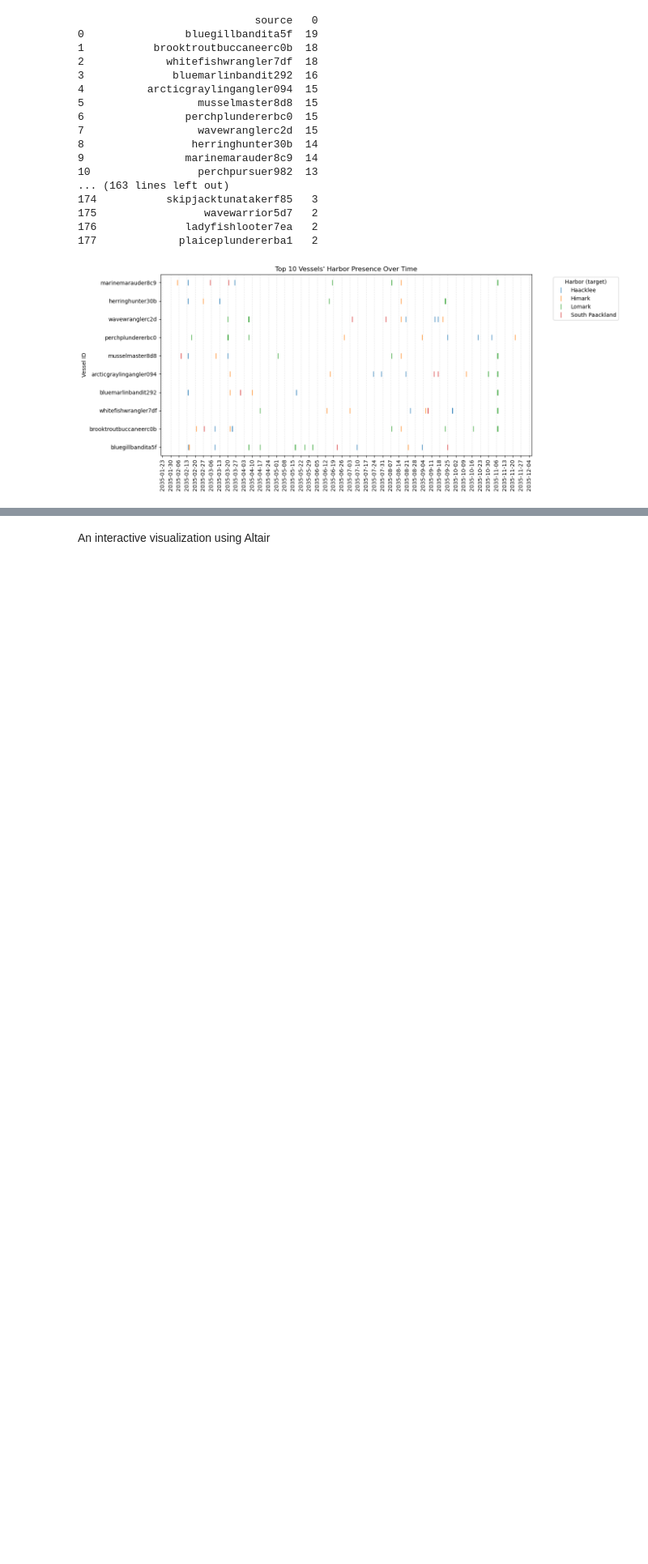
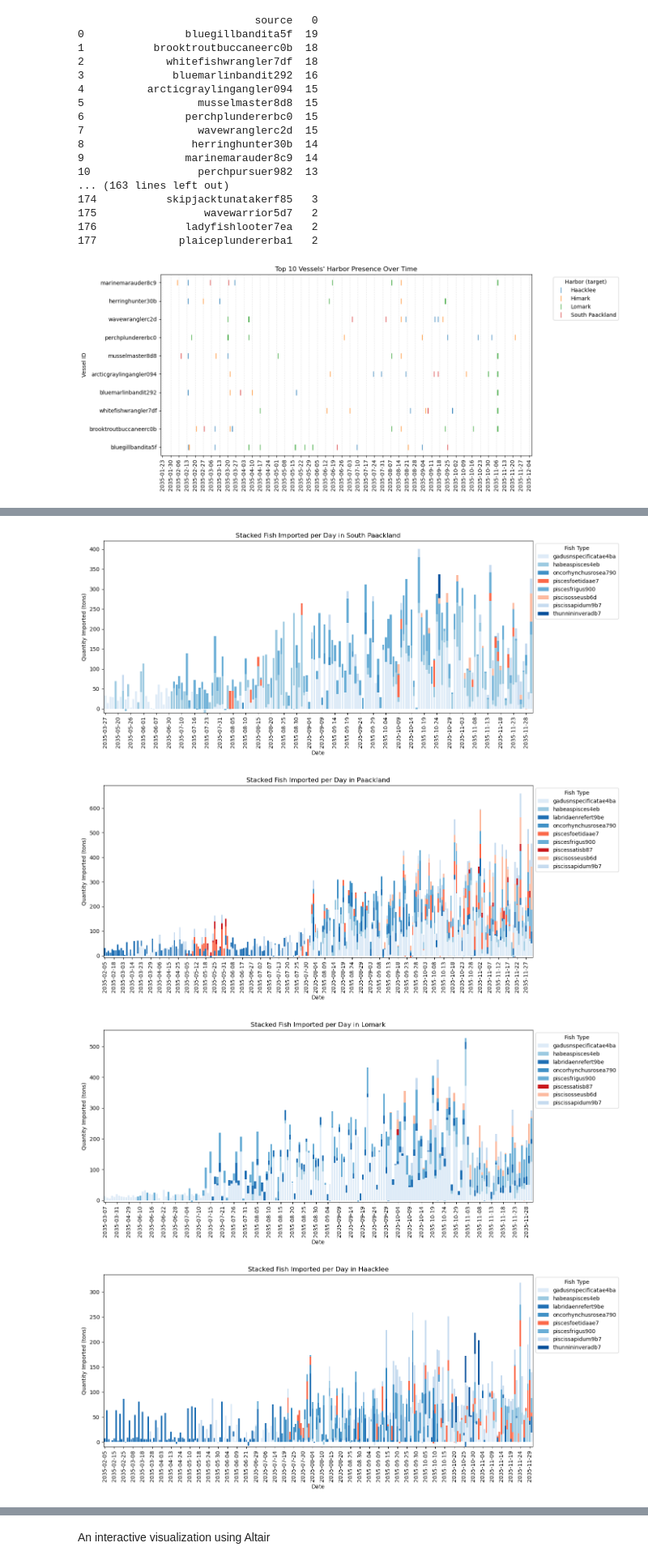
Before and after one commit to matildeec/VisualAnalytics2025, a Jupyter notebook: DataUnderstanding/data-inspection.ipynb, the cells around one changed output, grey strips where cells are left out. Shown at 81% size. Cells and saved outputs as stored; diff of their text form; code cells hidden in the pictures; blank space fills up the shorter version.

Commit message:
edited notebooks and added suspect_vessels to transactions

```diff
--- a/DataUnderstanding/data-inspection.ipynb
+++ b/DataUnderstanding/data-inspection.ipynb
@@ -600,0 +632,17 @@ for city in transactions_merged['target'].unique():
+# %%
+# Color palette for commodities
+commodity_names = transactions_merged['commodity'].unique()
+illegal_palette = sns.color_palette("Reds", len([name for name in commodity_names if name in illegal_fish_species]))
+legal_palette = sns.color_palette("Blues", len([name for name in commodity_names if name not in illegal_fish_species]))
+
+commodity_palette = {}
+illegal_idx = 0
+legal_idx = 0
+
+for name in commodity_names:
+    if name in illegal_fish_species:
+        commodity_palette[name] = illegal_palette[illegal_idx]
+        illegal_idx += 1
+    else:
+        commodity_palette[name] = legal_palette[legal_idx]
+        legal_idx += 1
@@ -600,0 +671,37 @@ for city in transactions_merged['target'].unique():
+# %%
+# Fixed plotting loop
+for city in transactions_merged['target'].unique():
+    city_data = transactions_merged[transactions_merged['target'] == city].copy()
+
+    # Convert date to string for categorical x-axis
+    city_data['date_str'] = city_data['date'].astype(str)
+
+    # Aggregate qty by date_str and fish type
+    agg = city_data.groupby(['date_str', 'commodity'])['qty_tons'].sum().unstack(fill_value=0)
+
+    # Create color list in the same order as columns in agg
+    colors = [commodity_palette.get(col, 'gray') for col in agg.columns]
+
+    ax = agg.plot(kind='bar', stacked=True, figsize=(14,6), width=0.8, color=colors)
+
+    plt.title(f'Stacked Fish Imported per Day in {city}')
+    plt.xlabel('Date')
+    plt.ylabel('Quantity Imported (tons)')
+
+    # Get current x ticks and labels
+    ticks = ax.get_xticks()
+    labels = agg.index.to_list()
+
+    # Show every 5th label, hide others
+    step = 5
+    ax.set_xticks(ticks[::step])
+    ax.set_xticklabels(labels[::step], rotation=90)
+
+    plt.legend(title='Fish Type', bbox_to_anchor=(1,1), loc='upper left')
+    plt.tight_layout()
+    plt.show()
+# %% [output]
+[figure, added]
+[figure, added]
+[figure, added]
+[figure, added]
```
Also changed, not shown: parts of 29 cells of this notebook, 4 other files.
